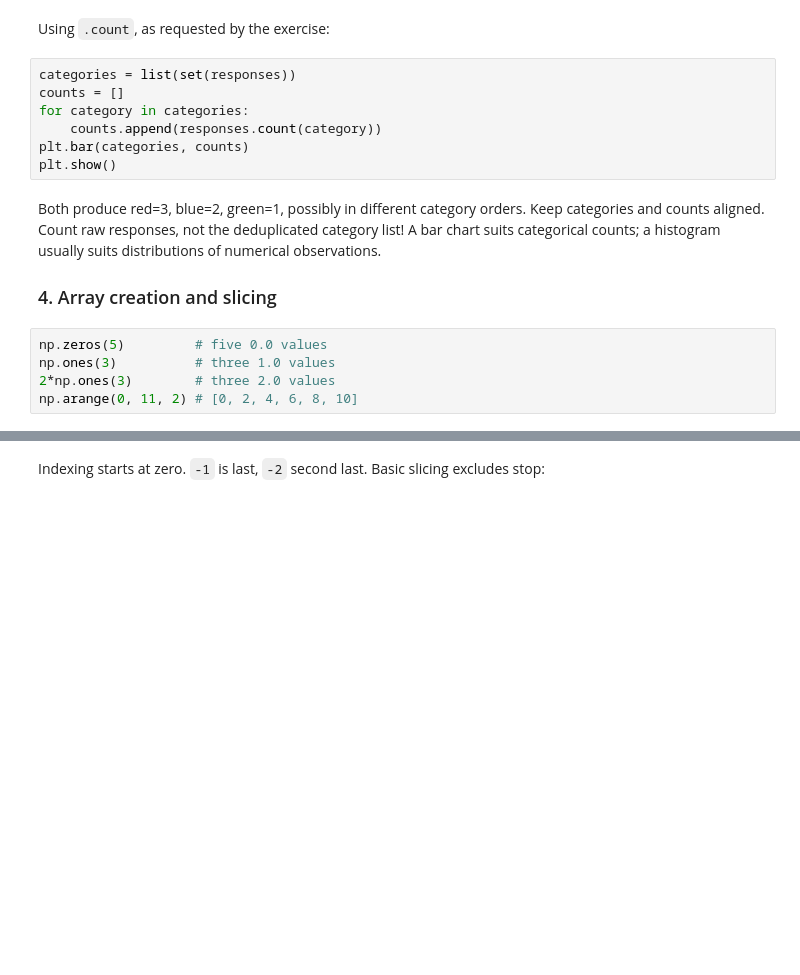
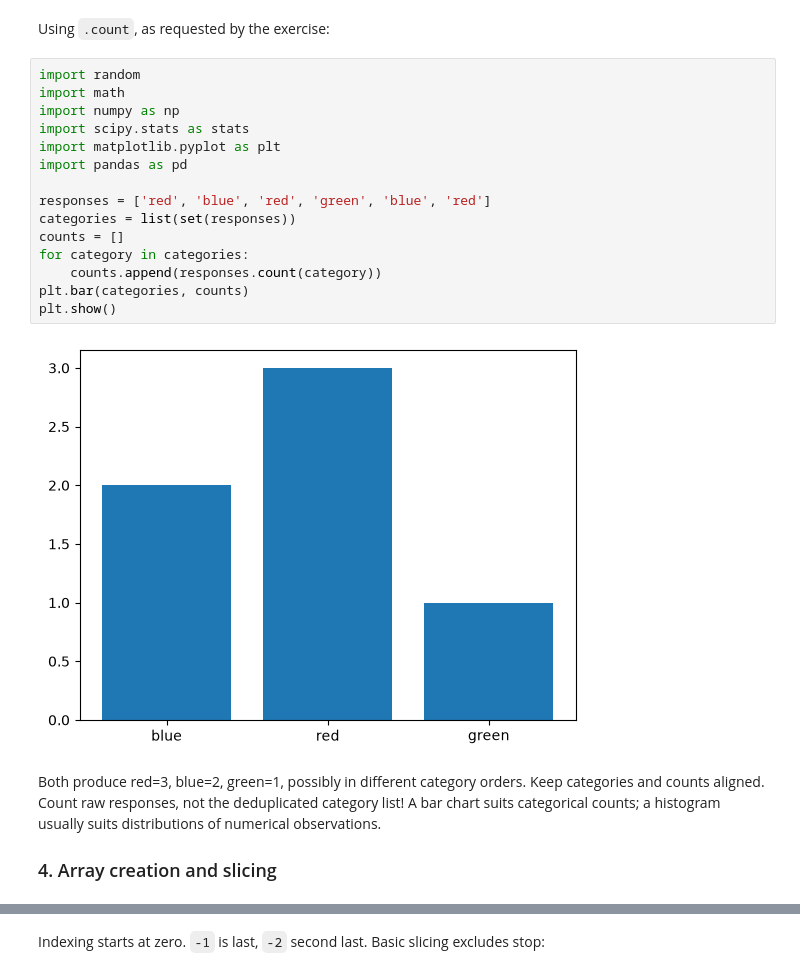
Before and after one commit to JuneOuyang/datasci185fall2026, a Jupyter notebook: _quizzes/practice_quiz_2/Lectures_5-8_Open_Book_Guide.ipynb, the cells around one changed output, grey strips where cells are left out. Drawn from its saved outputs; the diff is of its cells as text; blank space fills up the shorter version.

```diff
--- a/_quizzes/practice_quiz_2/Lectures_5-8_Open_Book_Guide.ipynb
+++ b/_quizzes/practice_quiz_2/Lectures_5-8_Open_Book_Guide.ipynb
@@ -479,18 +948,23 @@ plt.show()
 # %% [markdown]
 Using `.count`, as requested by the exercise:
 # %%
+import random
+import math
+import numpy as np
+import scipy.stats as stats
+import matplotlib.pyplot as plt
+import pandas as pd
+
+responses = ['red', 'blue', 'red', 'green', 'blue', 'red']
 categories = list(set(responses))
 counts = []
 for category in categories:
     counts.append(responses.count(category))
 plt.bar(categories, counts)
 plt.show()
+# %% [output]
+[figure, added]
 # %% [markdown]
 Both produce red=3, blue=2, green=1, possibly in different category orders. Keep categories and counts aligned. Count raw responses, not the deduplicated category list! A bar chart suits categorical counts; a histogram usually suits distributions of numerical observations.
 
 ### 4. Array creation and slicing
-# %%
-np.zeros(5)         # five 0.0 values
-np.ones(3)          # three 1.0 values
-2*np.ones(3)        # three 2.0 values
-np.arange(0, 11, 2) # [0, 2, 4, 6, 8, 10]
```
Also changed, not shown: parts of 117 cells of this notebook, 1 other file.
